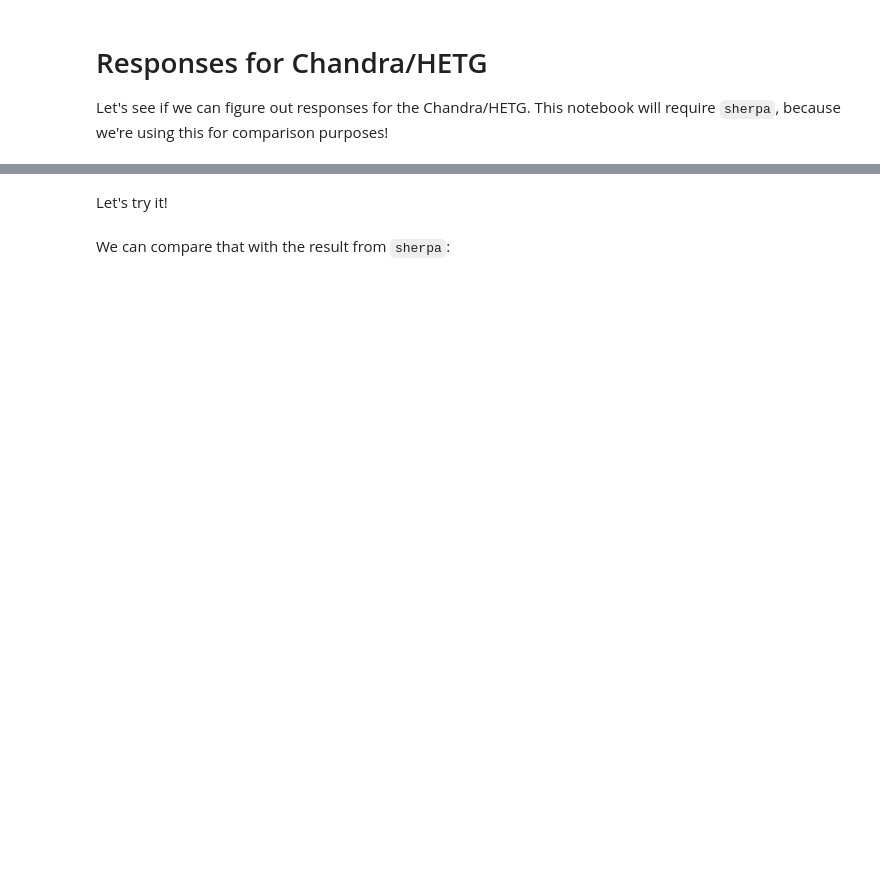
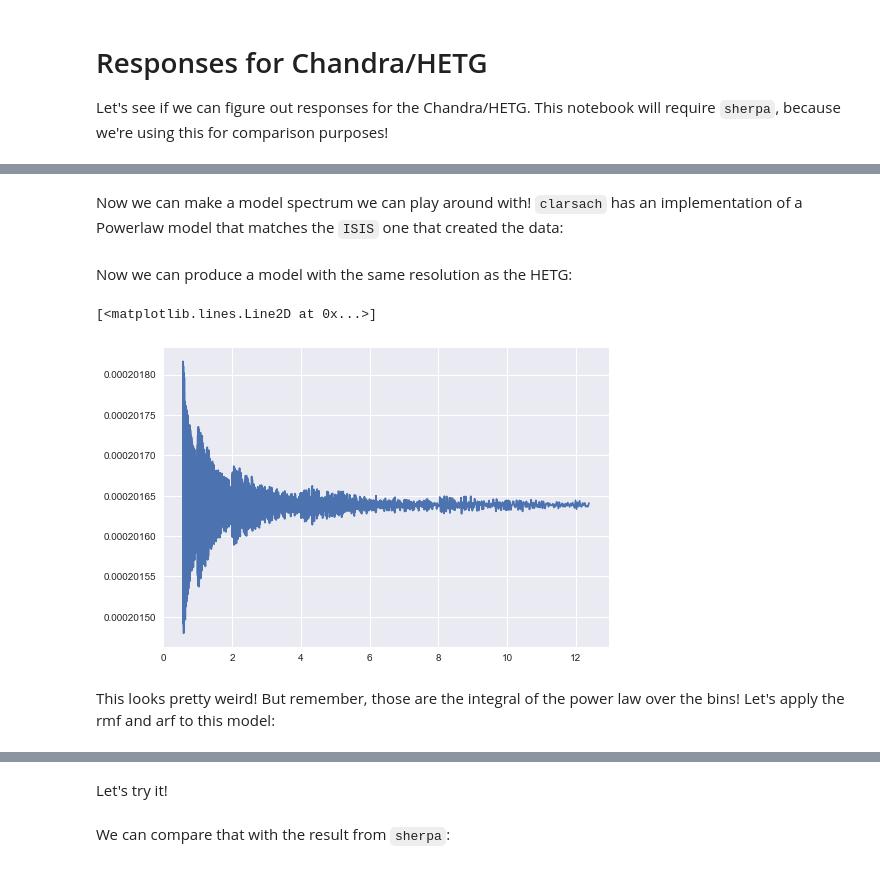
Before and after one commit to dhuppenkothen/clarsach, a Jupyter notebook: notebooks/TestChandraHETG.ipynb, the cells around one changed output, grey strips where cells are left out. Saved outputs shown, nothing was run; the diff lists cells and outputs as text; code cells hidden in the pictures; blank space fills up the shorter version.

```diff
--- a/notebooks/TestChandraHETG.ipynb
+++ b/notebooks/TestChandraHETG.ipynb
@@ -227,0 +66,2 @@ def apply_arf(spec, specresp):
+# %%
+hdulist = fits.open("fake_heg_p1.pha")
@@ -227,0 +72,5 @@ def apply_arf(spec, specresp):
+# %%
+bin_lo = hdulist[1].data.field("BIN_LO")
+bin_hi = hdulist[1].data.field("BIN_HI")
+channels = hdulist[1].data.field("CHANNEL")
+counts = hdulist[1].data.field("COUNTS")
@@ -227,0 +108,2 @@ def apply_arf(spec, specresp):
+# %% [markdown]
+Now we can make a model spectrum we can play around with! `clarsach` has an implementation of a Powerlaw model that matches the `ISIS` one that created the data:
@@ -227,0 +112,14 @@ def apply_arf(spec, specresp):
+# %%
+pl = Powerlaw(norm=1.0, phoindex=2.0)
+# %% [markdown]
+Now we can produce a model with the same resolution as the HETG:
+# %%
+m = pl.calculate(ener_lo=bin_lo, ener_hi=bin_hi)
+# %%
+plt.figure()
+plt.plot(bin_mid, m)
+# %% [output]
+[<matplotlib.lines.Line2D at 0x...>]
+[figure, added]
+# %% [markdown]
+This looks pretty weird! But remember, those are the integral of the power law over the bins! Let's apply the rmf and arf to this model:
```
Also changed, not shown: parts of 82 cells of this notebook.
